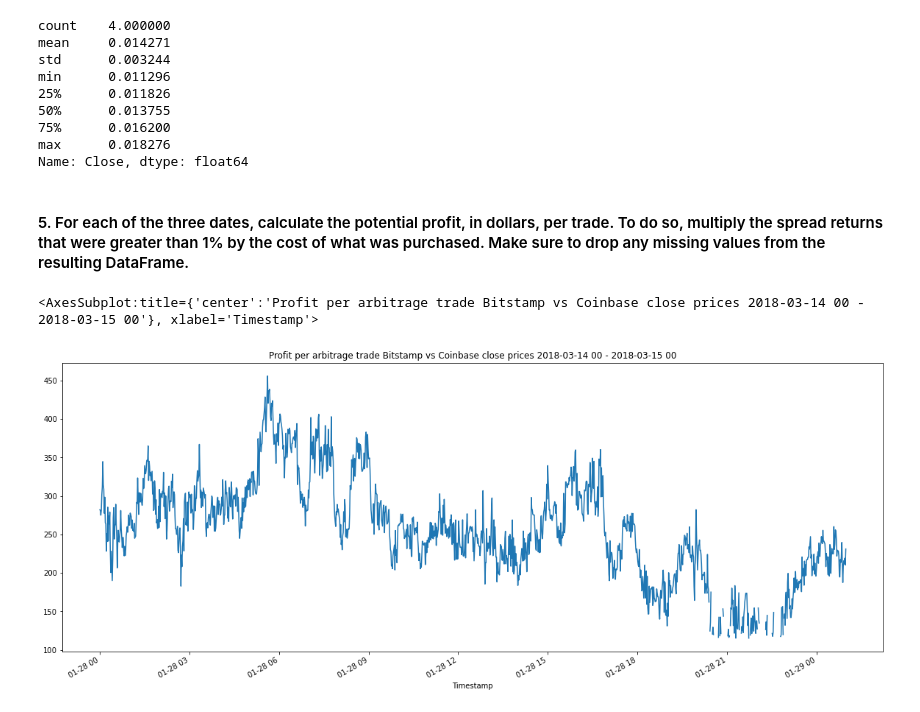
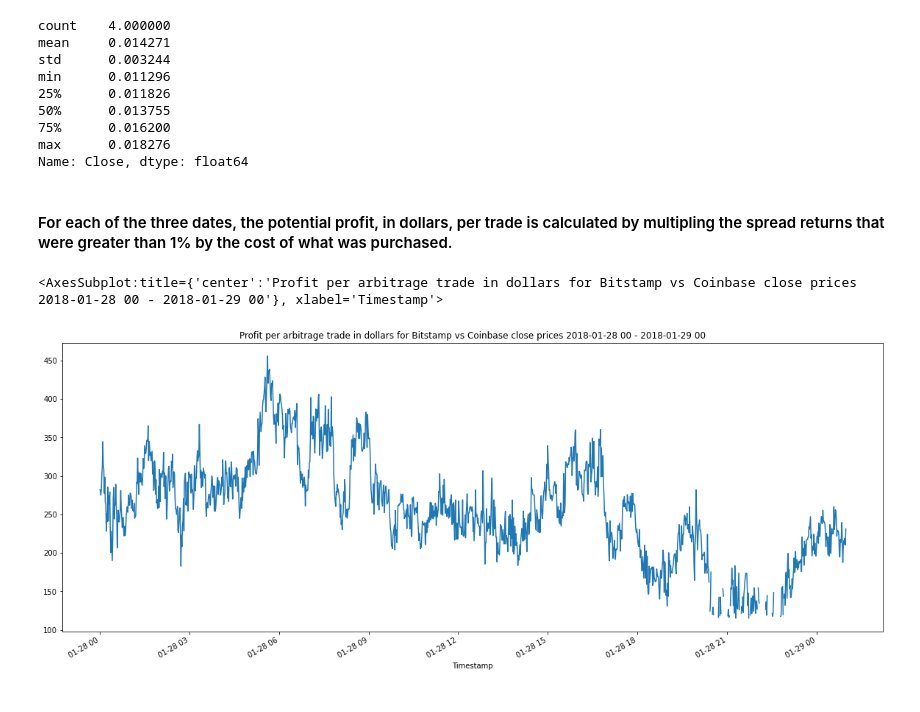
Before and after one commit to phodsman/Cryptocurrency-Arbitrage-Opportunity-Analyzer, a Jupyter notebook: crypto_arbitrage.ipynb, the cells around one changed output. Drawn from its saved outputs; the diff is of its cells as text; code cells hidden in the pictures.

```diff
--- a/crypto_arbitrage.ipynb
+++ b/crypto_arbitrage.ipynb
@@ -459,14 +440,14 @@ min      0.011296
 max      0.018276
 Name: Close, dtype: float64
 # %% [markdown]
-#### 5. For each of the three dates, calculate the potential profit, in dollars, per trade. To do so, multiply the spread returns that were greater than 1% by the cost of what was purchased. Make sure to drop any missing values from the resulting DataFrame.
+#### For each of the three dates, the potential profit, in dollars, per trade is calculated by multipling the spread returns that were greater than 1% by the cost of what was purchased.
 # %%
 # For the date early in the dataset, calculates the potential profit per trade in dollars
 # Multiplies the profitable trades by the cost of the Bitcoin that was purchased
 profit_early = profitable_trades_early * bitstamp_sliced.loc[early_date_start : early_date_end]
 
 # View the early profit DataFrame
-profit_early.plot(figsize=(20,8), title=f"Profit per arbitrage trade Bitstamp vs Coinbase close prices {late_date_start} - {late_date_end}")
+profit_early.plot(figsize=(20,8), title=f"Profit per arbitrage trade in dollars for Bitstamp vs Coinbase close prices {early_date_start} - {early_date_end}")
 # %% [output]
-<AxesSubplot:title={'center':'Profit per arbitrage trade Bitstamp vs Coinbase close prices 2018-03-14 00 - 2018-03-15 00'}, xlabel='Timestamp'>
+<AxesSubplot:title={'center':'Profit per arbitrage trade in dollars for Bitstamp vs Coinbase close prices 2018-01-28 00 - 2018-01-29 00'}, xlabel='Timestamp'>
-[figure, old version]
+[figure, new version]
```
Also changed, not shown: parts of 25 cells of this notebook, 1 other file.
